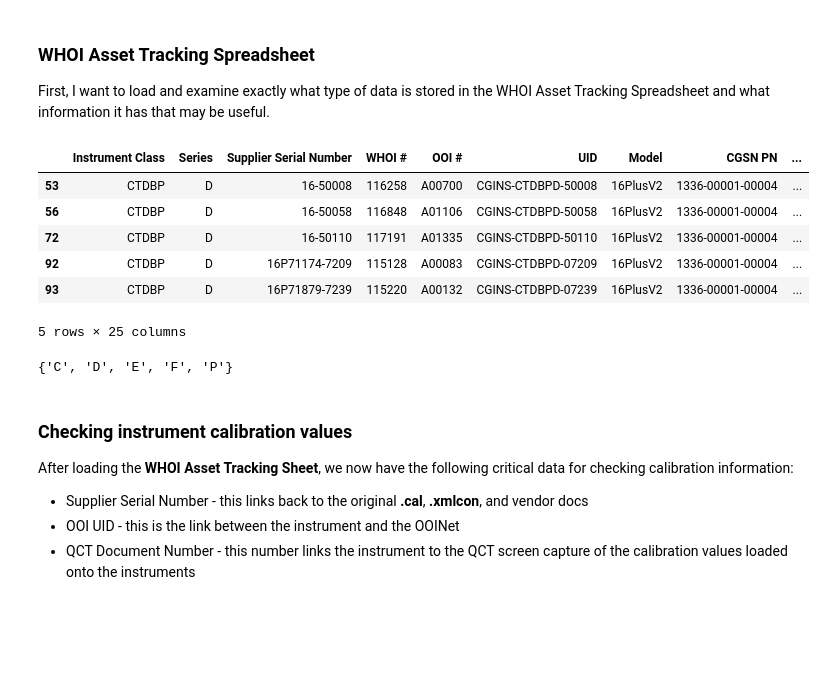
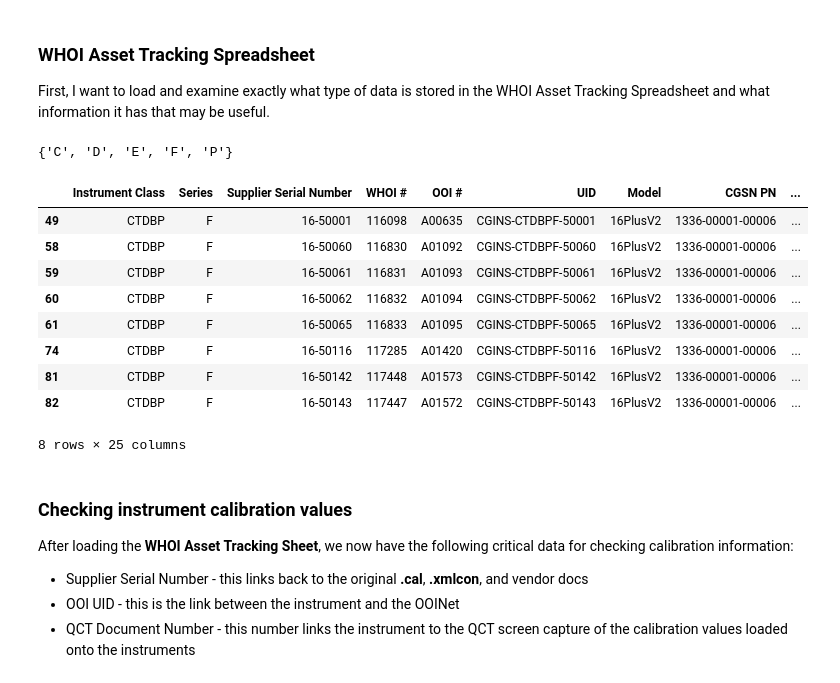
Before and after one commit to cooleyky/QAQC_Sandbox, a Jupyter notebook: Metadata_Review/Metadata_Review.ipynb, the cells around one changed output. Cells and saved outputs as stored; diff of their text form; code cells hidden in the pictures; blank space fills up the shorter version.

```diff
--- a/Metadata_Review/Metadata_Review.ipynb
+++ b/Metadata_Review/Metadata_Review.ipynb
@@ -121,13 +122,3 @@ CTDBPD = whoi_asset_tracking(excel_spreadsheet,sheet_name,instrument_class='CTDB
-# %%
-CTDBPD
-# %% [output]
-|  | Instrument Class | Series | Supplier Serial Number | WHOI # | OOI # | UID | Model | CGSN PN | ... |
-| 53 | CTDBP | D | 16-50008 | 116258 | A00700 | CGINS-CTDBPD-50008 | 16PlusV2 | 1336-00001-00004 | ... |
-| 56 | CTDBP | D | 16-50058 | 116848 | A01106 | CGINS-CTDBPD-50058 | 16PlusV2 | 1336-00001-00004 | ... |
-| 72 | CTDBP | D | 16-50110 | 117191 | A01335 | CGINS-CTDBPD-50110 | 16PlusV2 | 1336-00001-00004 | ... |
-| 92 | CTDBP | D | 16P71174-7209 | 115128 | A00083 | CGINS-CTDBPD-07209 | 16PlusV2 | 1336-00001-00004 | ... |
-| 93 | CTDBP | D | 16P71879-7239 | 115220 | A00132 | CGINS-CTDBPD-07239 | 16PlusV2 | 1336-00001-00004 | ... |
-5 rows × 25 columns
 # %%
 set(CTDBP['Series'])
 # %% [output]
@@ -135,3 +128,16 @@ set(CTDBP['Series'])
+# %%
+CTDBPF
+# %% [output]
+|  | Instrument Class | Series | Supplier Serial Number | WHOI # | OOI # | UID | Model | CGSN PN | ... |
+| 49 | CTDBP | F | 16-50001 | 116098 | A00635 | CGINS-CTDBPF-50001 | 16PlusV2 | 1336-00001-00006 | ... |
+| 58 | CTDBP | F | 16-50060 | 116830 | A01092 | CGINS-CTDBPF-50060 | 16PlusV2 | 1336-00001-00006 | ... |
+| 59 | CTDBP | F | 16-50061 | 116831 | A01093 | CGINS-CTDBPF-50061 | 16PlusV2 | 1336-00001-00006 | ... |
+| 60 | CTDBP | F | 16-50062 | 116832 | A01094 | CGINS-CTDBPF-50062 | 16PlusV2 | 1336-00001-00006 | ... |
+| 61 | CTDBP | F | 16-50065 | 116833 | A01095 | CGINS-CTDBPF-50065 | 16PlusV2 | 1336-00001-00006 | ... |
+| 74 | CTDBP | F | 16-50116 | 117285 | A01420 | CGINS-CTDBPF-50116 | 16PlusV2 | 1336-00001-00006 | ... |
+| 81 | CTDBP | F | 16-50142 | 117448 | A01573 | CGINS-CTDBPF-50142 | 16PlusV2 | 1336-00001-00006 | ... |
+| 82 | CTDBP | F | 16-50143 | 117447 | A01572 | CGINS-CTDBPF-50143 | 16PlusV2 | 1336-00001-00006 | ... |
+8 rows × 25 columns
 # %% [markdown]
 ### Checking instrument calibration values
 After loading the **WHOI Asset Tracking Sheet**, we now have the following critical data for checking calibration information:
```
Also changed, not shown: parts of 56 cells of this notebook, 7 other files.
